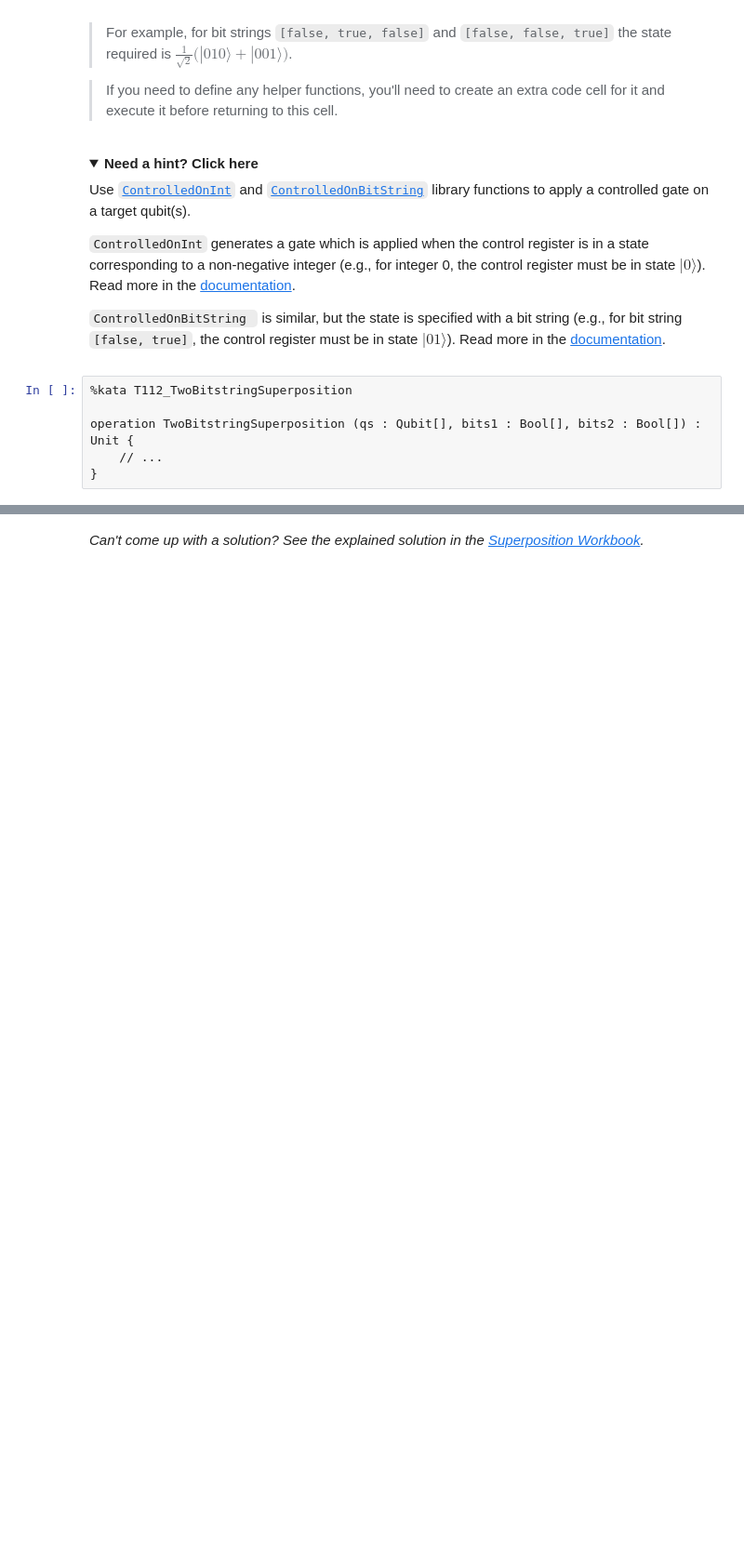
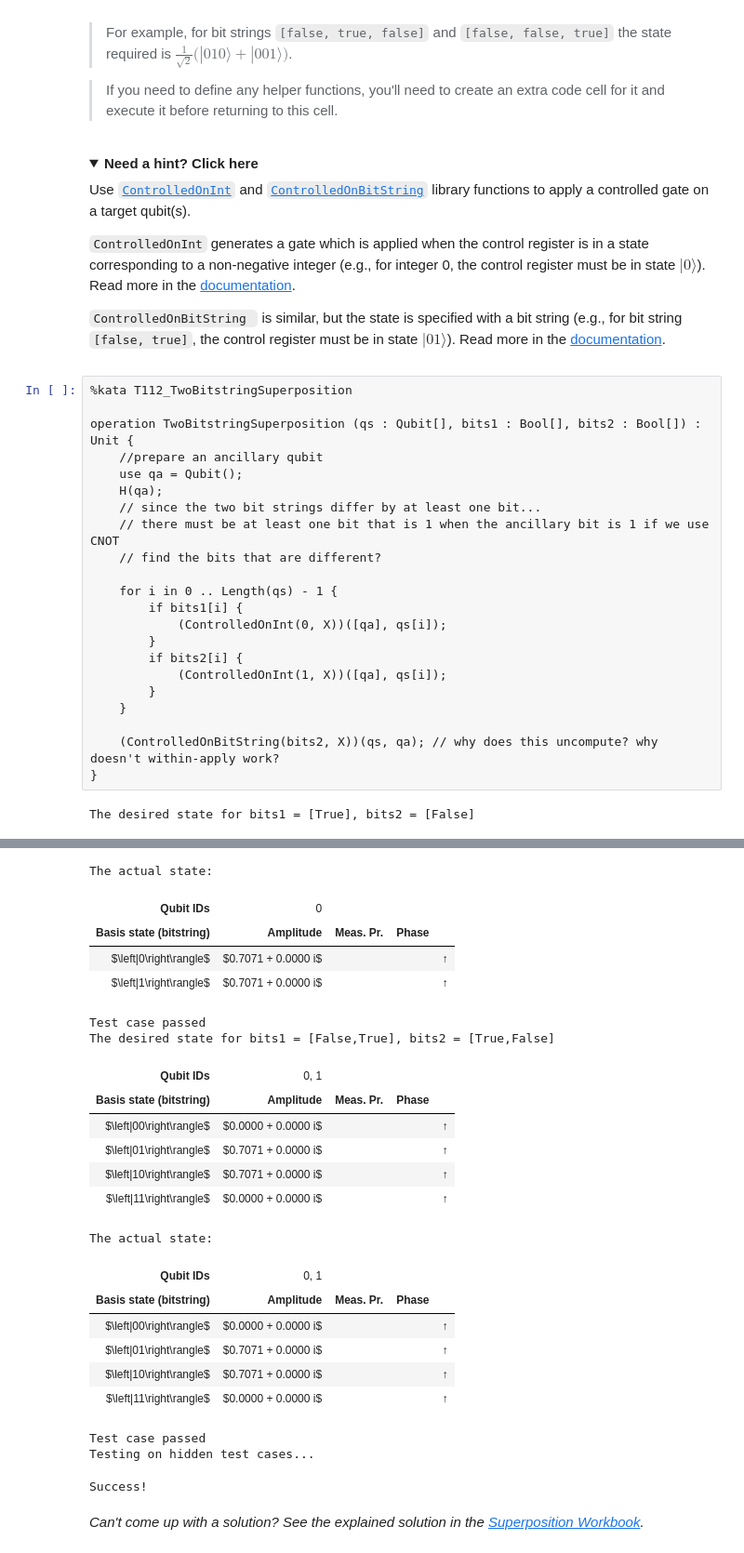
Before and after one commit to gujiguj/QuantumKatas, a Jupyter notebook: Superposition/Superposition.ipynb, the cells around one changed output, grey strips where cells are left out. Shown: that part at 93% size. Drawn from its saved outputs; the diff is of its cells as text; folded sections open; blank space fills up the shorter version.

Commit message:
Kata7

```diff
--- a/Superposition/Superposition.ipynb
+++ b/Superposition/Superposition.ipynb
@@ -537,9 +587,27 @@ operation ZeroAndBitstringSuperposition (qs : Qubit[], bits : Bool[]) : Unit {
 
   `ControlledOnBitString ` is similar, but the state is specified with a bit string (e.g., for bit string `[false, true]`, the control register must be in state $|01\rangle$). Read more in the [documentation](https://docs.microsoft.com/en-gb/qsharp/api/qsharp/microsoft.quantum.canon.controlledonbitstring).
 </details>
-# %%
-%kata T112_TwoBitstringSuperposition
-
-operation TwoBitstringSuperposition (qs : Qubit[], bits1 : Bool[], bits2 : Bool[]) : Unit {
-    // ...
-}
+# %%
+%kata T112_TwoBitstringSuperposition
+
+operation TwoBitstringSuperposition (qs : Qubit[], bits1 : Bool[], bits2 : Bool[]) : Unit {
+    //prepare an ancillary qubit
+    use qa = Qubit();
+    H(qa);
+    // since the two bit strings differ by at least one bit...
+    // there must be at least one bit that is 1 when the ancillary bit is 1 if we use CNOT
+    // find the bits that are different?
+
+    for i in 0 .. Length(qs) - 1 {
+        if bits1[i] {
+            (ControlledOnInt(0, X))([qa], qs[i]);
+        }
+        if bits2[i] {
+            (ControlledOnInt(1, X))([qa], qs[i]);
+        }
+    }
+
+    (ControlledOnBitString(bits2, X))(qs, qa); // why does this uncompute? why doesn't within-apply work?
+}
+# %% [output]
+The desired state for bits1 = [True], bits2 = [False]
@@ -546,3 +618,26 @@ operation TwoBitstringSuperposition (qs : Qubit[], bits1 : Bool[], bits2 : Bool[
+The actual state:
+| Qubit IDs | 0 |
+| Basis state (bitstring) | Amplitude | Meas. Pr. | Phase |
+| $\left|0\right\rangle$ | $0.7071 + 0.0000 i$ |  |  | ↑ |
+| $\left|1\right\rangle$ | $0.7071 + 0.0000 i$ |  |  | ↑ |
+Test case passed
+The desired state for bits1 = [False,True], bits2 = [True,False]
+| Qubit IDs | 0, 1 |
+| Basis state (bitstring) | Amplitude | Meas. Pr. | Phase |
+| $\left|00\right\rangle$ | $0.0000 + 0.0000 i$ |  |  | ↑ |
+| $\left|01\right\rangle$ | $0.7071 + 0.0000 i$ |  |  | ↑ |
+| $\left|10\right\rangle$ | $0.7071 + 0.0000 i$ |  |  | ↑ |
+| $\left|11\right\rangle$ | $0.0000 + 0.0000 i$ |  |  | ↑ |
+The actual state:
+| Qubit IDs | 0, 1 |
+| Basis state (bitstring) | Amplitude | Meas. Pr. | Phase |
+| $\left|00\right\rangle$ | $0.0000 + 0.0000 i$ |  |  | ↑ |
+| $\left|01\right\rangle$ | $0.7071 + 0.0000 i$ |  |  | ↑ |
+| $\left|10\right\rangle$ | $0.7071 + 0.0000 i$ |  |  | ↑ |
+| $\left|11\right\rangle$ | $0.0000 + 0.0000 i$ |  |  | ↑ |
+Test case passed
+Testing on hidden test cases...
+Success!
 # %% [markdown]
 *Can't come up with a solution? See the explained solution in the [Superposition Workbook](./Workbook_Superposition_Part2.ipynb#superposition-of-two-bit-strings).*
 # %% [markdown]
```
Also changed, not shown: parts of 2 cells of this notebook, 3 other files.
